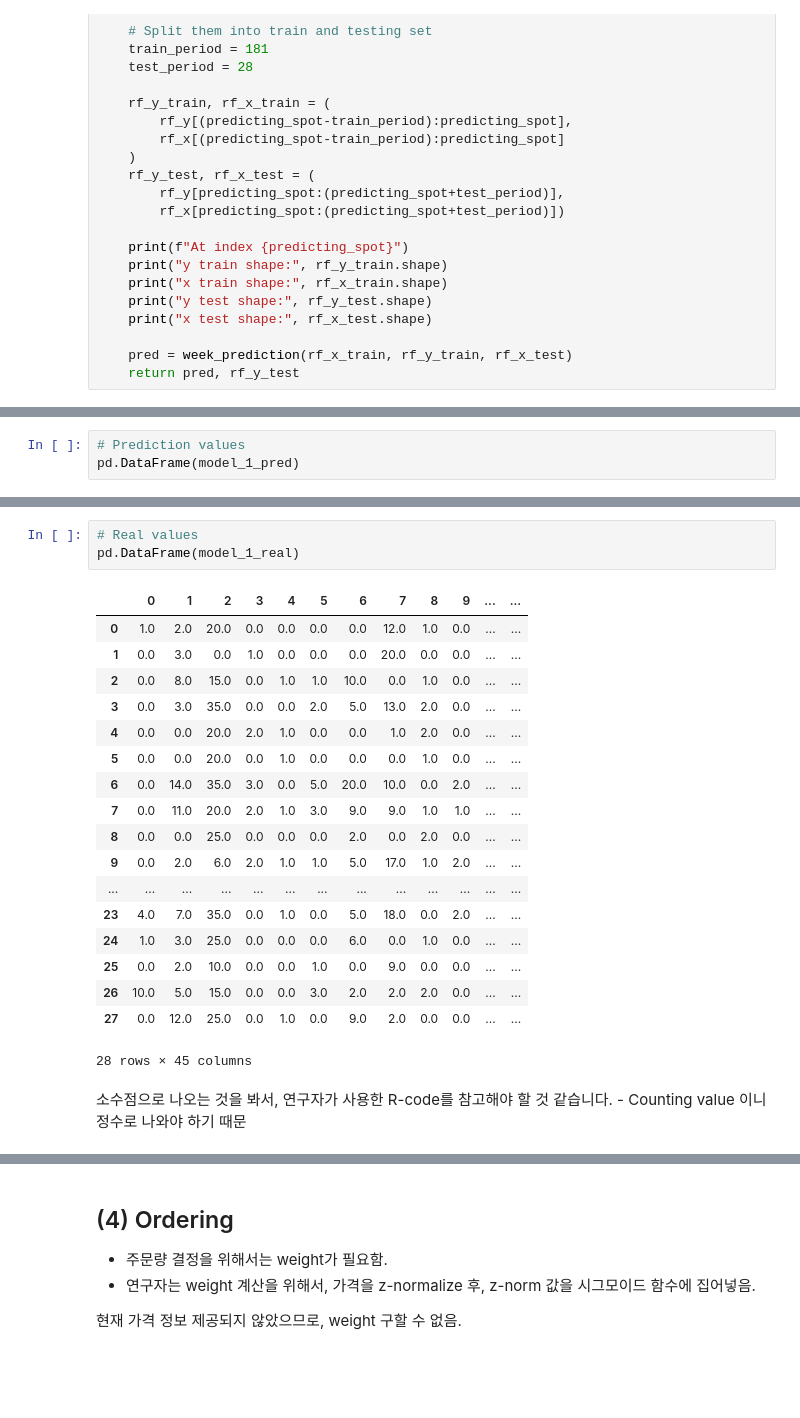
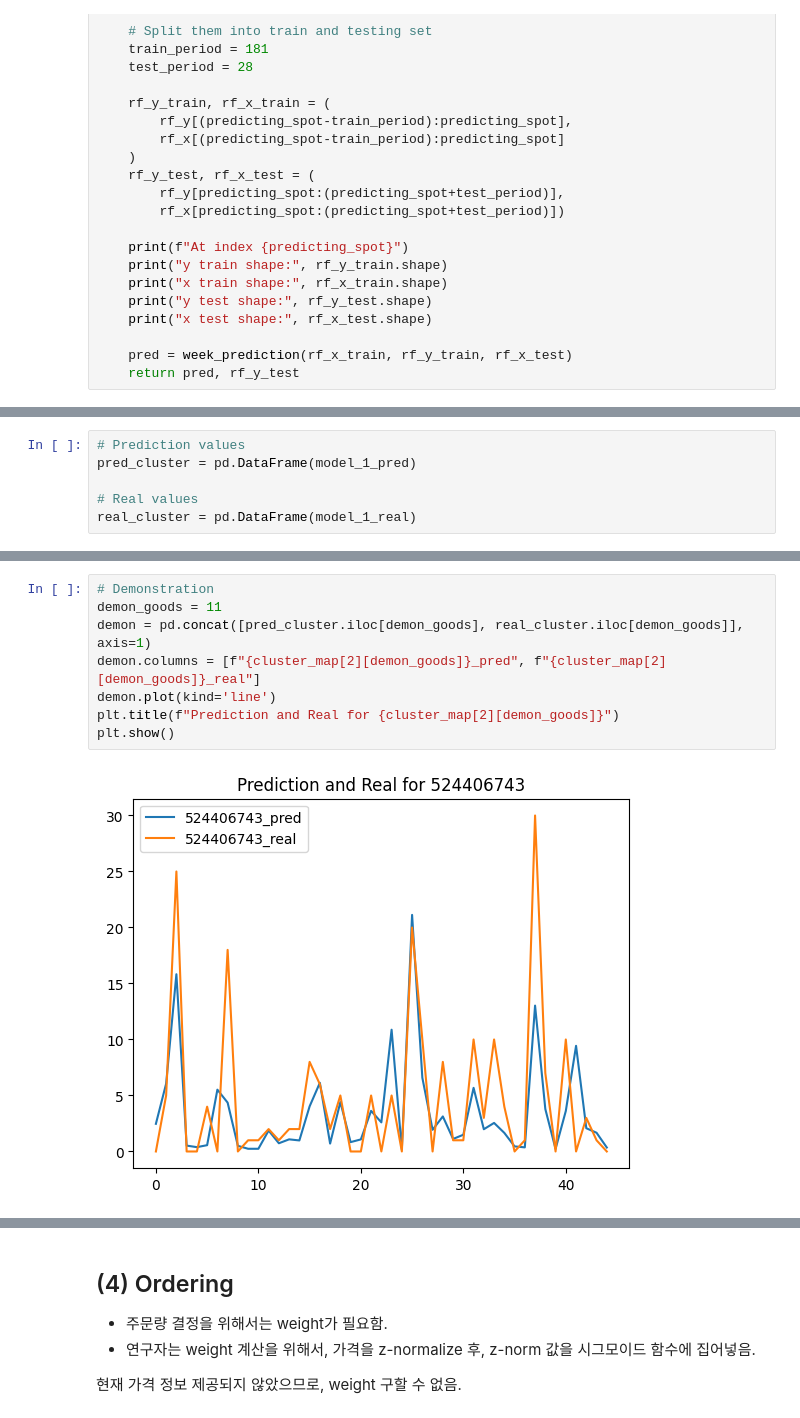
Before and after one commit to SKKUGoon/hecon23, a Jupyter notebook: present.ipynb, the cells around one changed output, grey strips where cells are left out. Saved outputs shown, nothing was run; the diff lists cells and outputs as text; blank space fills up the shorter version.

Commit message:
Add graph and everything

```diff
--- a/present.ipynb
+++ b/present.ipynb
@@ -446,4 +447,7 @@ Fitting completed, 33.741888999938965s
    0.35213086]]
 # %%
 # Prediction values
-pd.DataFrame(model_1_pred)
+pred_cluster = pd.DataFrame(model_1_pred)
+
+# Real values
+real_cluster = pd.DataFrame(model_1_real)
@@ -469,24 +454,10 @@ pd.DataFrame(model_1_pred)
-# %%
-# Real values
-pd.DataFrame(model_1_real)
-# %% [output]
-|  | 0 | 1 | 2 | 3 | 4 | 5 | 6 | 7 | 8 | 9 | ... | ... |
-| 0 | 1.0 | 2.0 | 20.0 | 0.0 | 0.0 | 0.0 | 0.0 | 12.0 | 1.0 | 0.0 | ... | ... |
-| 1 | 0.0 | 3.0 | 0.0 | 1.0 | 0.0 | 0.0 | 0.0 | 20.0 | 0.0 | 0.0 | ... | ... |
-| 2 | 0.0 | 8.0 | 15.0 | 0.0 | 1.0 | 1.0 | 10.0 | 0.0 | 1.0 | 0.0 | ... | ... |
-| 3 | 0.0 | 3.0 | 35.0 | 0.0 | 0.0 | 2.0 | 5.0 | 13.0 | 2.0 | 0.0 | ... | ... |
-| 4 | 0.0 | 0.0 | 20.0 | 2.0 | 1.0 | 0.0 | 0.0 | 1.0 | 2.0 | 0.0 | ... | ... |
-| 5 | 0.0 | 0.0 | 20.0 | 0.0 | 1.0 | 0.0 | 0.0 | 0.0 | 1.0 | 0.0 | ... | ... |
-| 6 | 0.0 | 14.0 | 35.0 | 3.0 | 0.0 | 5.0 | 20.0 | 10.0 | 0.0 | 2.0 | ... | ... |
-| 7 | 0.0 | 11.0 | 20.0 | 2.0 | 1.0 | 3.0 | 9.0 | 9.0 | 1.0 | 1.0 | ... | ... |
-| 8 | 0.0 | 0.0 | 25.0 | 0.0 | 0.0 | 0.0 | 2.0 | 0.0 | 2.0 | 0.0 | ... | ... |
-| 9 | 0.0 | 2.0 | 6.0 | 2.0 | 1.0 | 1.0 | 5.0 | 17.0 | 1.0 | 2.0 | ... | ... |
-| ... | ... | ... | ... | ... | ... | ... | ... | ... | ... | ... | ... | ... |
-| 23 | 4.0 | 7.0 | 35.0 | 0.0 | 1.0 | 0.0 | 5.0 | 18.0 | 0.0 | 2.0 | ... | ... |
-| 24 | 1.0 | 3.0 | 25.0 | 0.0 | 0.0 | 0.0 | 6.0 | 0.0 | 1.0 | 0.0 | ... | ... |
-| 25 | 0.0 | 2.0 | 10.0 | 0.0 | 0.0 | 1.0 | 0.0 | 9.0 | 0.0 | 0.0 | ... | ... |
-| 26 | 10.0 | 5.0 | 15.0 | 0.0 | 0.0 | 3.0 | 2.0 | 2.0 | 2.0 | 0.0 | ... | ... |
-| 27 | 0.0 | 12.0 | 25.0 | 0.0 | 1.0 | 0.0 | 9.0 | 2.0 | 0.0 | 0.0 | ... | ... |
-28 rows × 45 columns
-# %% [markdown]
-소수점으로 나오는 것을 봐서, 연구자가 사용한 R-code를 참고해야 할 것 같습니다. - Counting value 이니 정수로 나와야 하기 때문
+# %%
+# Demonstration
+demon_goods = 11
+demon = pd.concat([pred_cluster.iloc[demon_goods], real_cluster.iloc[demon_goods]], axis=1)
+demon.columns = [f"{cluster_map[2][demon_goods]}_pred", f"{cluster_map[2][demon_goods]}_real"]
+demon.plot(kind='line')
+plt.title(f"Prediction and Real for {cluster_map[2][demon_goods]}")
+plt.show()
+# %% [output]
+[figure, added]
```
Also changed, not shown: parts of 4 cells of this notebook.
